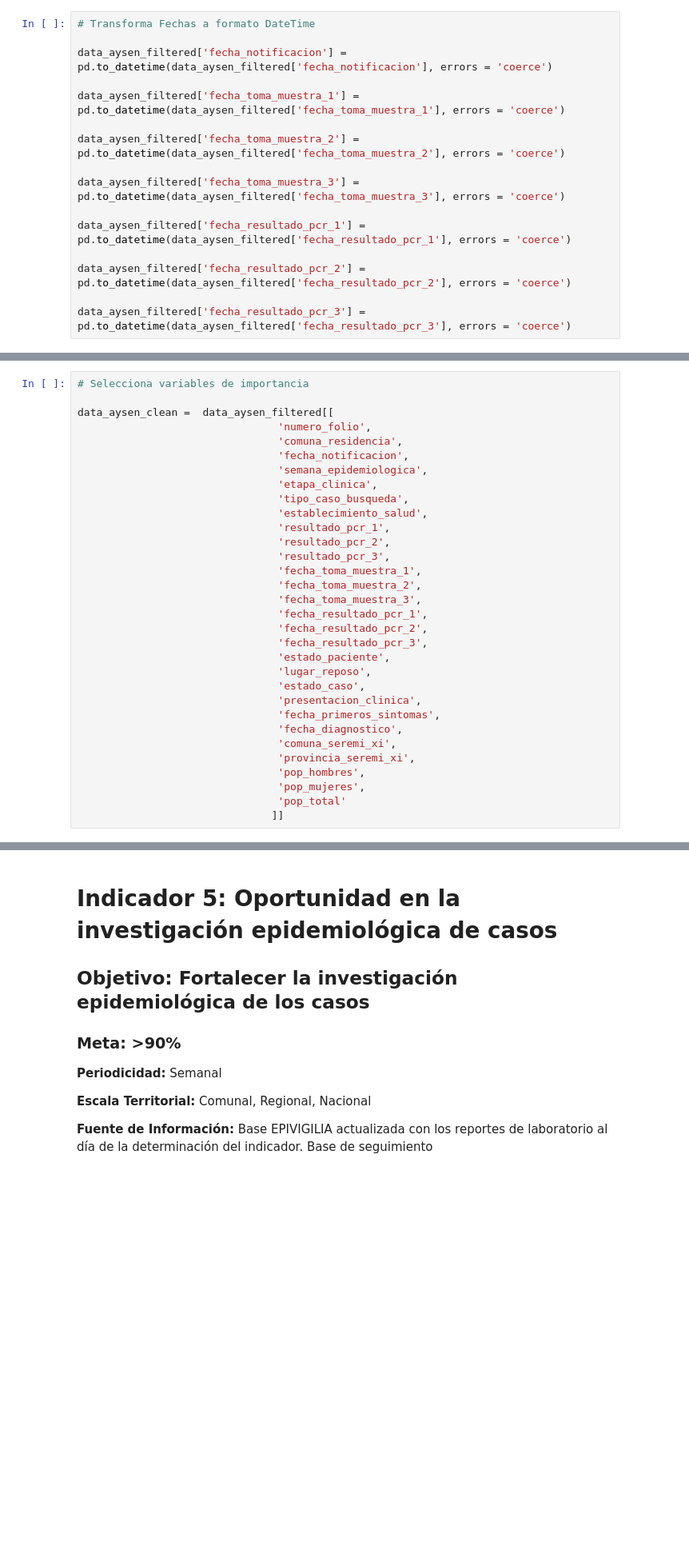
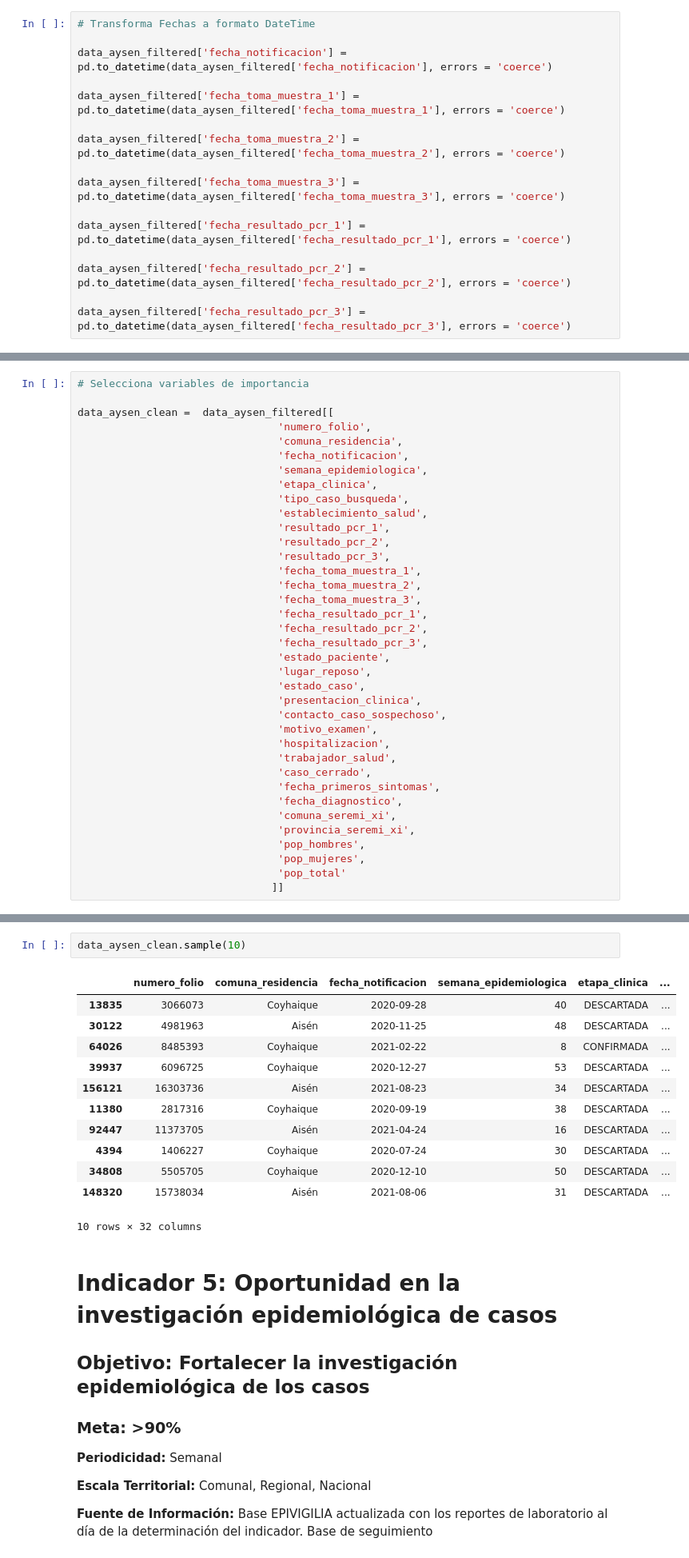
Before and after one commit to millacurafa/SeremiSaludAysenCovid, a Jupyter notebook: indicadores_trazabilidad.ipynb, the cells around one changed output, grey strips where cells are left out. Shown at 80% size. Cells and saved outputs as stored; diff of their text form; blank space fills up the shorter version.

```diff
--- a/indicadores_trazabilidad.ipynb
+++ b/indicadores_trazabilidad.ipynb
@@ -124,6 +124,11 @@ data_aysen_clean =  data_aysen_filtered[[
                                 'lugar_reposo',
                                 'estado_caso',
                                 'presentacion_clinica',
+                                'contacto_caso_sospechoso',
+                                'motivo_examen',
+                                'hospitalizacion',
+                                'trabajador_salud',
+                                'caso_cerrado',
                                 'fecha_primeros_sintomas',
                                 'fecha_diagnostico',
                                 'comuna_seremi_xi',
@@ -146,3 +162,18 @@ data_aysen_clean_21 = data_aysen_clean1.append(data_aysen_clean2, ignore_index=T
+# %%
+data_aysen_clean.sample(10)
+# %% [output]
+|  | numero_folio | comuna_residencia | fecha_notificacion | semana_epidemiologica | etapa_clinica | ... |
+| 13835 | 3066073 | Coyhaique | 2020-09-28 | 40 | DESCARTADA | ... |
+| 30122 | 4981963 | Aisén | 2020-11-25 | 48 | DESCARTADA | ... |
+| 64026 | 8485393 | Coyhaique | 2021-02-22 | 8 | CONFIRMADA | ... |
+| 39937 | 6096725 | Coyhaique | 2020-12-27 | 53 | DESCARTADA | ... |
+| 156121 | 16303736 | Aisén | 2021-08-23 | 34 | DESCARTADA | ... |
+| 11380 | 2817316 | Coyhaique | 2020-09-19 | 38 | DESCARTADA | ... |
+| 92447 | 11373705 | Aisén | 2021-04-24 | 16 | DESCARTADA | ... |
+| 4394 | 1406227 | Coyhaique | 2020-07-24 | 30 | DESCARTADA | ... |
+| 34808 | 5505705 | Coyhaique | 2020-12-10 | 50 | DESCARTADA | ... |
+| 148320 | 15738034 | Aisén | 2021-08-06 | 31 | DESCARTADA | ... |
+10 rows × 32 columns
 # %% [markdown]
 # Indicador 5: Oportunidad en la investigación epidemiológica de casos
 
```
Also changed, not shown: parts of 3 cells of this notebook.
